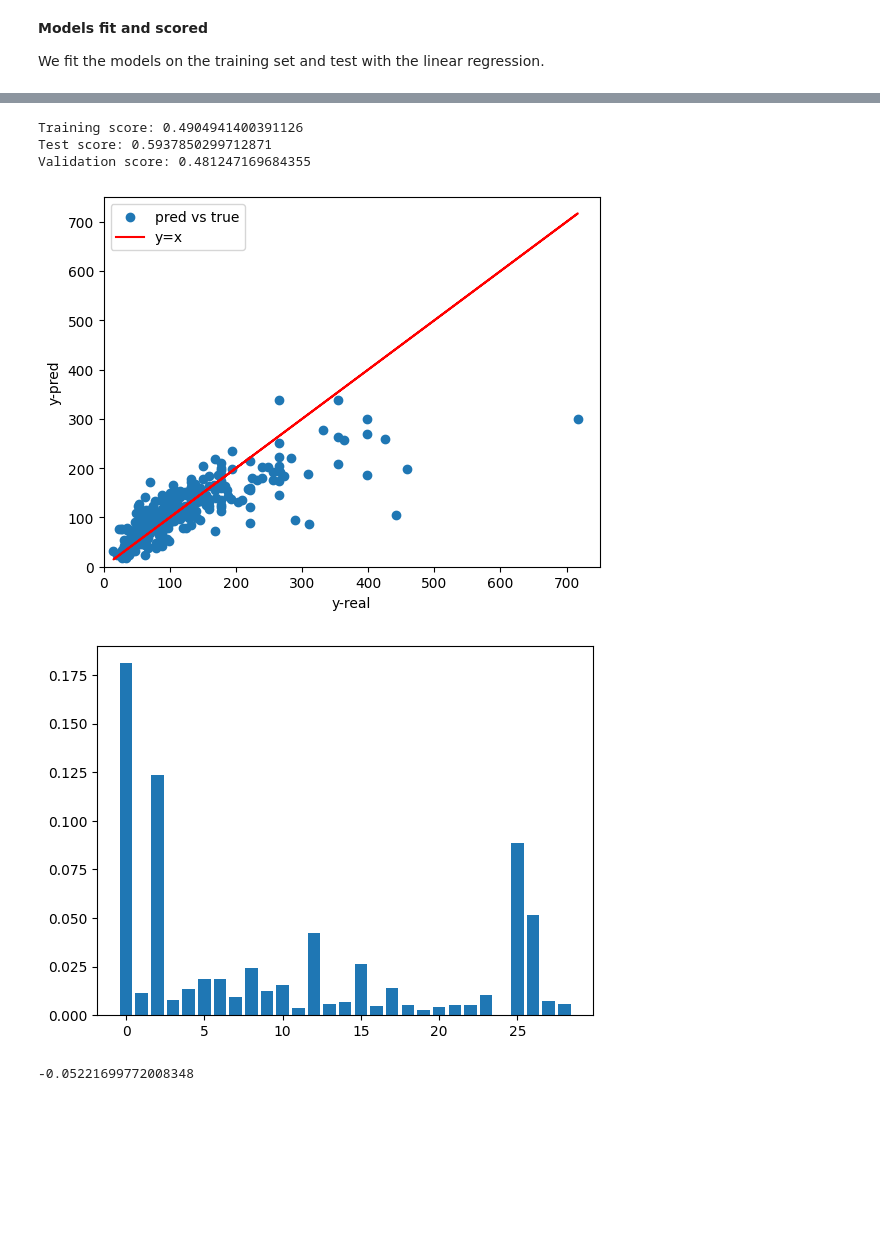
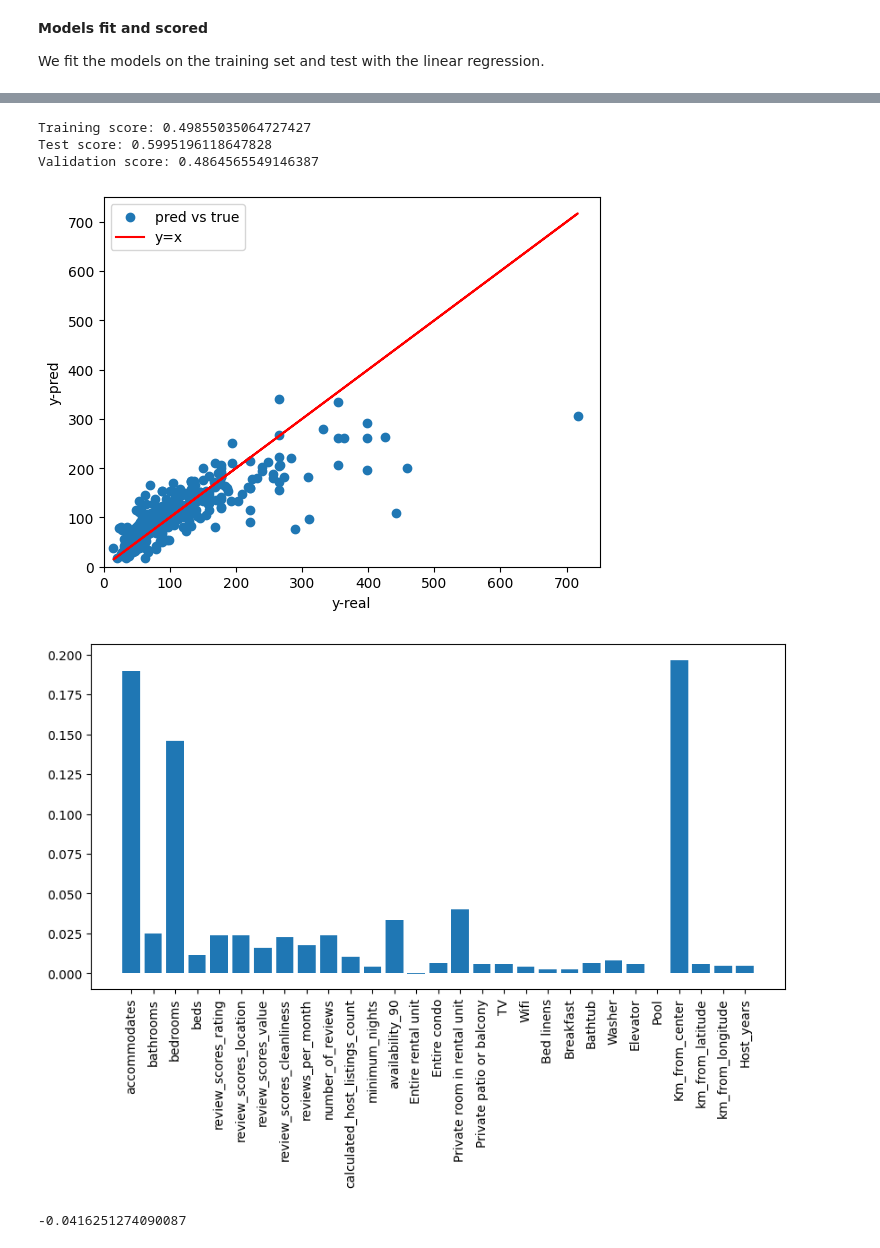
Before and after one commit to tomaskri/GervigreindFinalProject, a Jupyter notebook: airbnb.ipynb, the cells around one changed output, grey strips where cells are left out. Saved outputs shown, nothing was run; the diff lists cells and outputs as text; code cells hidden in the pictures; blank space fills up the shorter version.

```diff
--- a/airbnb.ipynb
+++ b/airbnb.ipynb
@@ -17,13 +19,22 @@ def getKilometersFromCenter(data, city):
     elif city == 'stockholm':
         center =  [59.3293, 18.0686]
     elif city == 'london':
-        center = [51.5072, 0.1276]
+        center = [51.5074, -0.1272]
     else:
         center = [52.5373, 13.3603]
     for i in range(data.shape[0]):
-        data[i, 0] = (data[i, 0]- center[0])*111
-        data[i, 1] = (data[i, 1] - center[1])*111
-        kilometers[i] = np.linalg.norm(data[i, 0]-data[i, 1])
+        # data[i, 0] = (data[i, 0]- center[0])*111
+        # data[i, 1] = (data[i, 1] - center[1])*111
+        # kilometers[i] = np.linalg.norm(data[i, 0]-data[i, 1])
+        kilometers[i] = dist.geodesic(data[i], center).km
+        if(data[i, 0] <  center[0]):
+            data[i, 0] = -dist.geodesic((data[i, 0], center[1]), center).km
+        else:
+            data[i, 0] = dist.geodesic((data[i, 0], center[1]), center).km
+        if(data[i, 1] <  center[1]):
+            data[i, 1] = -dist.geodesic((center[0], data[i, 1]), center).km
+        else:
+            data[i, 1] = dist.geodesic((center[0], data[i, 1]), center).km
     return kilometers, data, center
 # %%
 def string_features_to_num(array):
@@ -74,15 +85,14 @@ def host_Since_fix(X):
         yearsSince[i] = 2022 - int(X[i].split('-')[0])
     return yearsSince
 # %%
-from sklearn.inspection import permutation_importance
-def plot_feature_importance(best_model, X, y):
-    permut = permutation_importance(best_model, X_val, y_val, scoring='r2')
+def plot_feature_importance(best_model, X, y, featureNames):
+    permut = permutation_importance(best_model, X, y, scoring='r2')
     importance = permut.importances_mean
 
-    # for i,v in enumerate(importance):
-    #     print('Feature: %0d, Score: %.5f' % (i,v))
-
+    plt.figure(figsize=(10, 5))
     plt.bar(range(len(importance)), importance)
+    plt.gca().set(xticks=range(len(importance)), xticklabels = featureNames)
+    plt.xticks(rotation=90)
     plt.show()
 # %%
 def plotCity(longAndLat, y):
@@ -192,7 +202,7 @@ def getCityData(city):
     X = np.hstack((X[:,:4], X[:,5:]))
     X = np.hstack((X, onehot))
 
-    return X, y
+    return X, y, latitudeAndLongitude
     # plotFeatureVsPrice(X[:,8], y[:], "Number of Reviews")
 # %%
 featureDict = {0: 'accommodates', 1: 'bathrooms', 2: 'bedrooms', 3: 'beds', 4: 'review_scores_rating', 5: 'review_scores_location',
@@ -204,10 +215,10 @@ featureDict = {0: 'accommodates', 1: 'bathrooms', 2: 'bedrooms', 3: 'beds', 4: '
 featureNames = np.array(list(featureDict.items()))
 featureNames = featureNames[:,1]
 # %%
-cX, cy = getCityData('copenhagen')
-sX, sy = getCityData('stockholm')
-lX, ly = getCityData('london')
-bX, by = getCityData('berlin')
+lX, ly, _ = getCityData('london')
+cX, cy, _ = getCityData('copenhagen')
+sX, sy, _ = getCityData('stockholm')
+bX, by, _ = getCityData('berlin')
 
 print(np.mean(cy), np.mean(sy), np.mean(ly), np.mean(by))
 
@@ -293,18 +313,18 @@ print("Validation score:", svr_val_score)
 
 plotPredVsReal(y_test, best_model.predict(X_test), 750)
 # %% [output]
-Training score: 0.4904941400391126
-Test score: 0.5937850299712871
-Validation score: 0.481247169684355
+Training score: 0.49855035064727427
+Test score: 0.5995196118647828
+Validation score: 0.4864565549146387
-[figure, old version]
+[figure, new version]
 # %%
-plot_feature_importance(best_model, X_val, y_val)
+plot_feature_importance(best_model, X_val, y_val, featureNames)
 # %% [output]
-[figure, old version]
+[figure, new version]
 # %%
 best_model.score(lX, ly)
 # %% [output]
--0.05221699772008348
+-0.0416251274090087
 # %%
 from sklearn.ensemble import RandomForestRegressor
 best_score = 0
```
Also changed, not shown: parts of 17 cells of this notebook.
